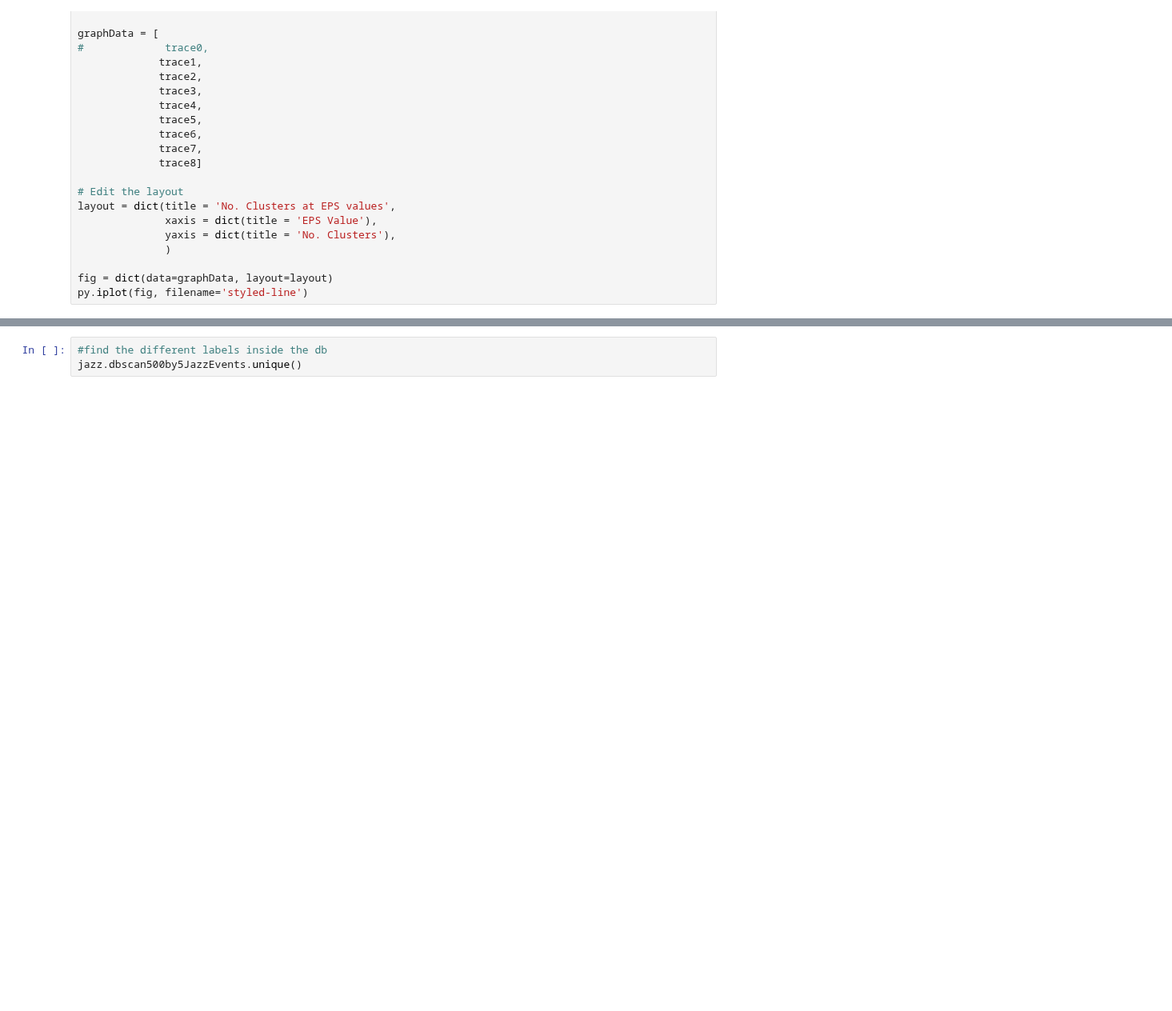
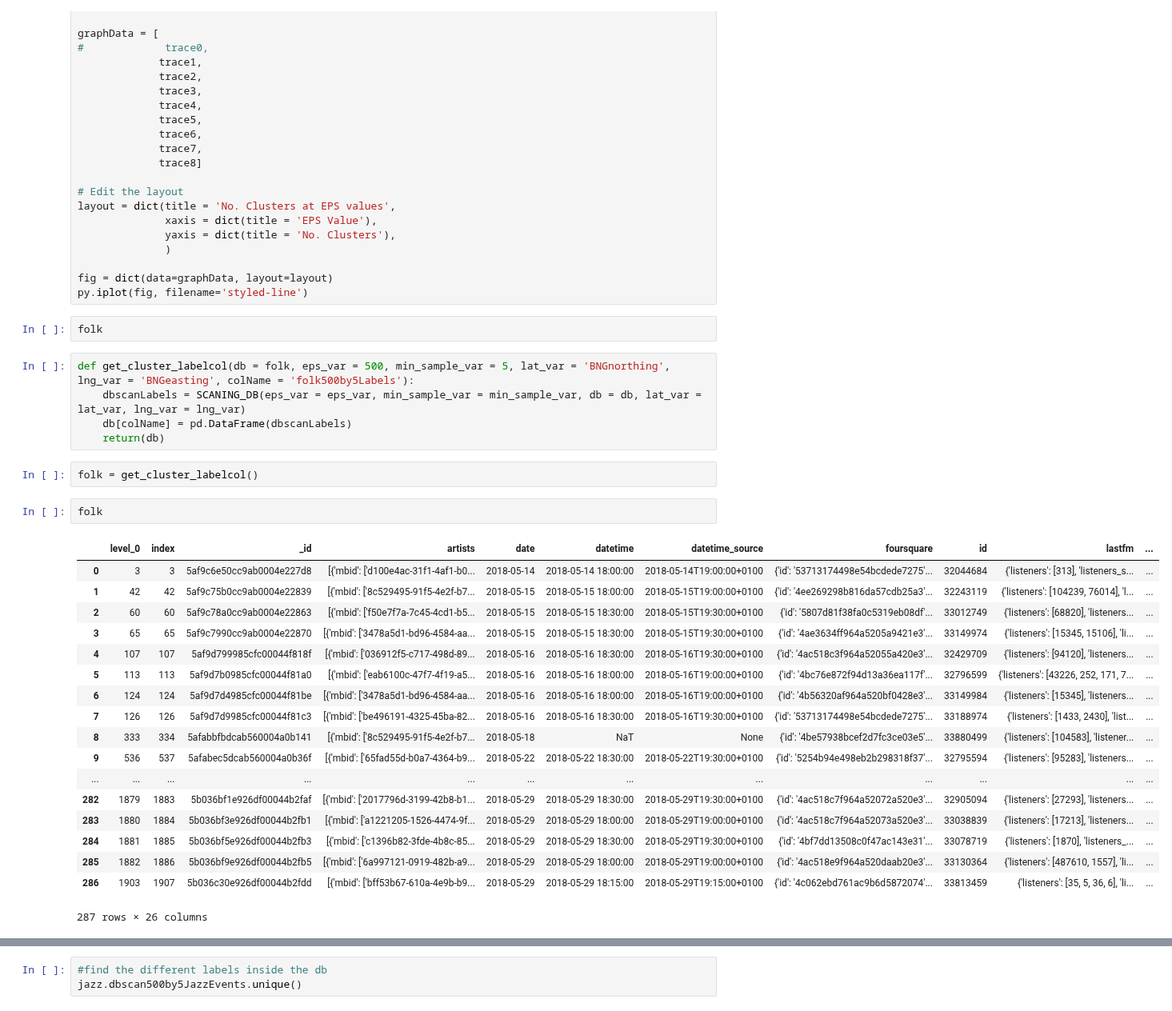
Before and after one commit to CityBlender/data-analysis, a Jupyter notebook: 02_Notebooks/Jays/DB_SCAN_V03.ipynb, the cells around one changed output, grey strips where cells are left out. Shown at 80% size. Drawn from its saved outputs; the diff is of its cells as text; blank space fills up the shorter version.

```diff
--- a/02_Notebooks/Jays/DB_SCAN_V03.ipynb
+++ b/02_Notebooks/Jays/DB_SCAN_V03.ipynb
@@ -474,6 +472,36 @@ layout = dict(title = 'No. Clusters at EPS values',
 
 fig = dict(data=graphData, layout=layout)
 py.iplot(fig, filename='styled-line')
+# %%
+folk
+# %%
+def get_cluster_labelcol(db = folk, eps_var = 500, min_sample_var = 5, lat_var = 'BNGnorthing', lng_var = 'BNGeasting', colName = 'folk500by5Labels'):
+    dbscanLabels = SCANING_DB(eps_var = eps_var, min_sample_var = min_sample_var, db = db, lat_var = lat_var, lng_var = lng_var)
+    db[colName] = pd.DataFrame(dbscanLabels)
+    return(db)
+# %%
+folk = get_cluster_labelcol()
+# %%
+folk
+# %% [output]
+|  | level_0 | index | _id | artists | date | datetime | datetime_source | foursquare | id | lastfm | ... |
+| 0 | 3 | 3 | 5af9c6e50cc9ab0004e227d8 | [{'mbid': ['d100e4ac-31f1-4af1-b0... | 2018-05-14 | 2018-05-14 18:00:00 | 2018-05-14T19:00:00+0100 | {'id': '53713174498e54bcdede7275'... | 32044684 | {'listeners': [313], 'listeners_s... | ... |
+| 1 | 42 | 42 | 5af9c75b0cc9ab0004e22839 | [{'mbid': ['8c529495-91f5-4e2f-b7... | 2018-05-15 | 2018-05-15 18:00:00 | 2018-05-15T19:00:00+0100 | {'id': '4ee269298b816da57cdb25a3'... | 32243119 | {'listeners': [104239, 76014], 'l... | ... |
+| 2 | 60 | 60 | 5af9c78a0cc9ab0004e22863 | [{'mbid': ['f50e7f7a-7c45-4cd1-b5... | 2018-05-15 | 2018-05-15 18:30:00 | 2018-05-15T19:30:00+0100 | {'id': '5807d81f38fa0c5319eb08df'... | 33012749 | {'listeners': [68820], 'listeners... | ... |
+| 3 | 65 | 65 | 5af9c7990cc9ab0004e22870 | [{'mbid': ['3478a5d1-bd96-4584-aa... | 2018-05-15 | 2018-05-15 18:30:00 | 2018-05-15T19:30:00+0100 | {'id': '4ae3634ff964a5205a9421e3'... | 33149974 | {'listeners': [15345, 15106], 'li... | ... |
+| 4 | 107 | 107 | 5af9d799985cfc00044f818f | [{'mbid': ['036912f5-c717-498d-89... | 2018-05-16 | 2018-05-16 18:30:00 | 2018-05-16T19:30:00+0100 | {'id': '4ac518c3f964a52055a420e3'... | 32429709 | {'listeners': [94120], 'listeners... | ... |
+| 5 | 113 | 113 | 5af9d7b0985cfc00044f81a0 | [{'mbid': ['eab6100c-47f7-4f19-a5... | 2018-05-16 | 2018-05-16 18:00:00 | 2018-05-16T19:00:00+0100 | {'id': '4bc76e872f94d13a36ea117f'... | 32796599 | {'listeners': [43226, 252, 171, 7... | ... |
+| 6 | 124 | 124 | 5af9d7d4985cfc00044f81be | [{'mbid': ['3478a5d1-bd96-4584-aa... | 2018-05-16 | 2018-05-16 18:00:00 | 2018-05-16T19:00:00+0100 | {'id': '4b56320af964a520bf0428e3'... | 33149984 | {'listeners': [15345], 'listeners... | ... |
+| 7 | 126 | 126 | 5af9d7d9985cfc00044f81c3 | [{'mbid': ['be496191-4325-45ba-82... | 2018-05-16 | 2018-05-16 18:30:00 | 2018-05-16T19:30:00+0100 | {'id': '53713174498e54bcdede7275'... | 33188974 | {'listeners': [1433, 2430], 'list... | ... |
+| 8 | 333 | 334 | 5afabbfbdcab560004a0b141 | [{'mbid': ['8c529495-91f5-4e2f-b7... | 2018-05-18 | NaT | None | {'id': '4be57938bcef2d7fc3ce03e5'... | 33880499 | {'listeners': [104583], 'listener... | ... |
+| 9 | 536 | 537 | 5afabec5dcab560004a0b36f | [{'mbid': ['65fad55d-b0a7-4364-b9... | 2018-05-22 | 2018-05-22 18:30:00 | 2018-05-22T19:30:00+0100 | {'id': '5254b94e498eb2b298318f37'... | 32795594 | {'listeners': [95283], 'listeners... | ... |
+| ... | ... | ... | ... | ... | ... | ... | ... | ... | ... | ... | ... |
+| 282 | 1879 | 1883 | 5b036bf1e926df00044b2faf | [{'mbid': ['2017796d-3199-42b8-b1... | 2018-05-29 | 2018-05-29 18:30:00 | 2018-05-29T19:30:00+0100 | {'id': '4ac518c7f964a52072a520e3'... | 32905094 | {'listeners': [27293], 'listeners... | ... |
+| 283 | 1880 | 1884 | 5b036bf3e926df00044b2fb1 | [{'mbid': ['a1221205-1526-4474-9f... | 2018-05-29 | 2018-05-29 18:00:00 | 2018-05-29T19:00:00+0100 | {'id': '4ac518c7f964a52073a520e3'... | 33038839 | {'listeners': [17213], 'listeners... | ... |
+| 284 | 1881 | 1885 | 5b036bf5e926df00044b2fb3 | [{'mbid': ['c1396b82-3fde-4b8c-85... | 2018-05-29 | 2018-05-29 18:30:00 | 2018-05-29T19:30:00+0100 | {'id': '4bf7dd13508c0f47ac143e31'... | 33078719 | {'listeners': [1870], 'listeners_... | ... |
+| 285 | 1882 | 1886 | 5b036bf9e926df00044b2fb5 | [{'mbid': ['6a997121-0919-482b-a9... | 2018-05-29 | 2018-05-29 18:00:00 | 2018-05-29T19:00:00+0100 | {'id': '4ac518e9f964a520daab20e3'... | 33130364 | {'listeners': [487610, 1557], 'li... | ... |
+| 286 | 1903 | 1907 | 5b036c30e926df00044b2fdd | [{'mbid': ['bff53b67-610a-4e9b-b9... | 2018-05-29 | 2018-05-29 18:15:00 | 2018-05-29T19:15:00+0100 | {'id': '4c062ebd761ac9b6d5872074'... | 33813459 | {'listeners': [35, 5, 36, 6], 'li... | ... |
+287 rows × 26 columns
 # %%
 #now get folium map of clusters
 #need to create the function to add labels of clusters to the dataframe
```
Also changed, not shown: parts of 5 cells of this notebook.
